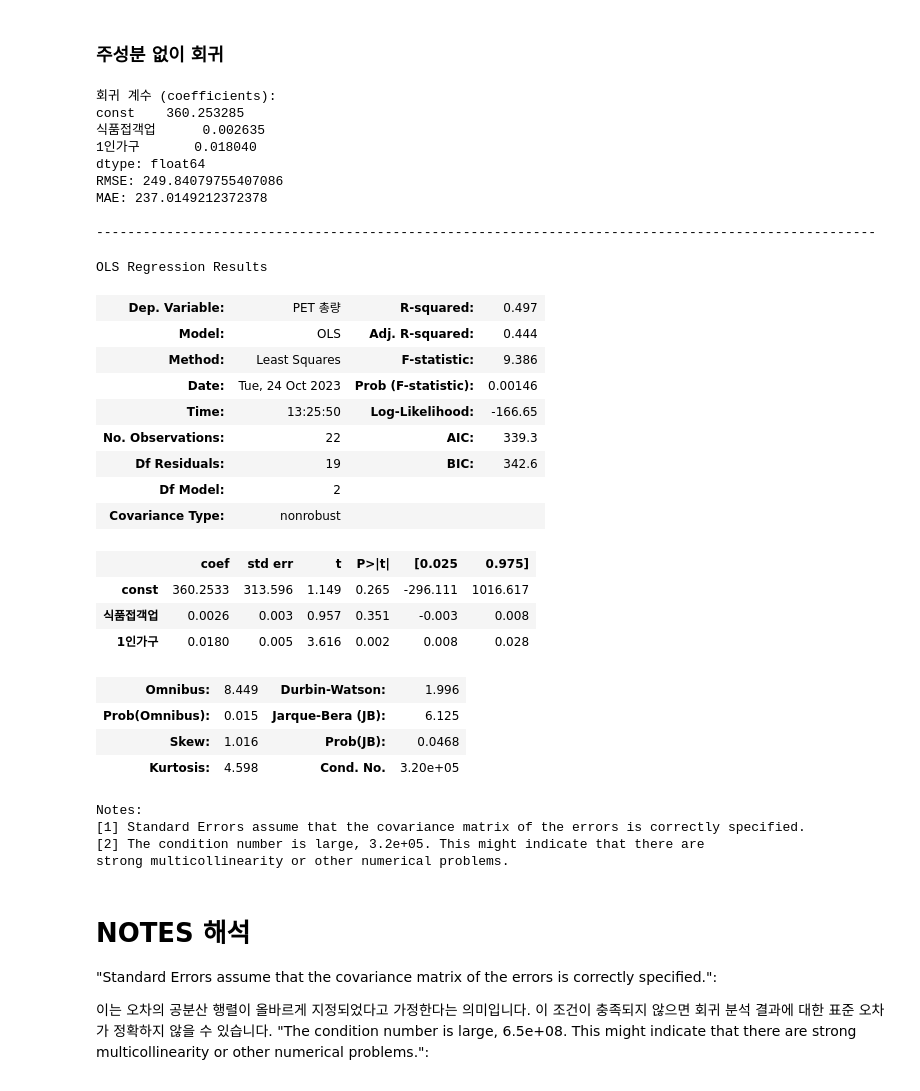
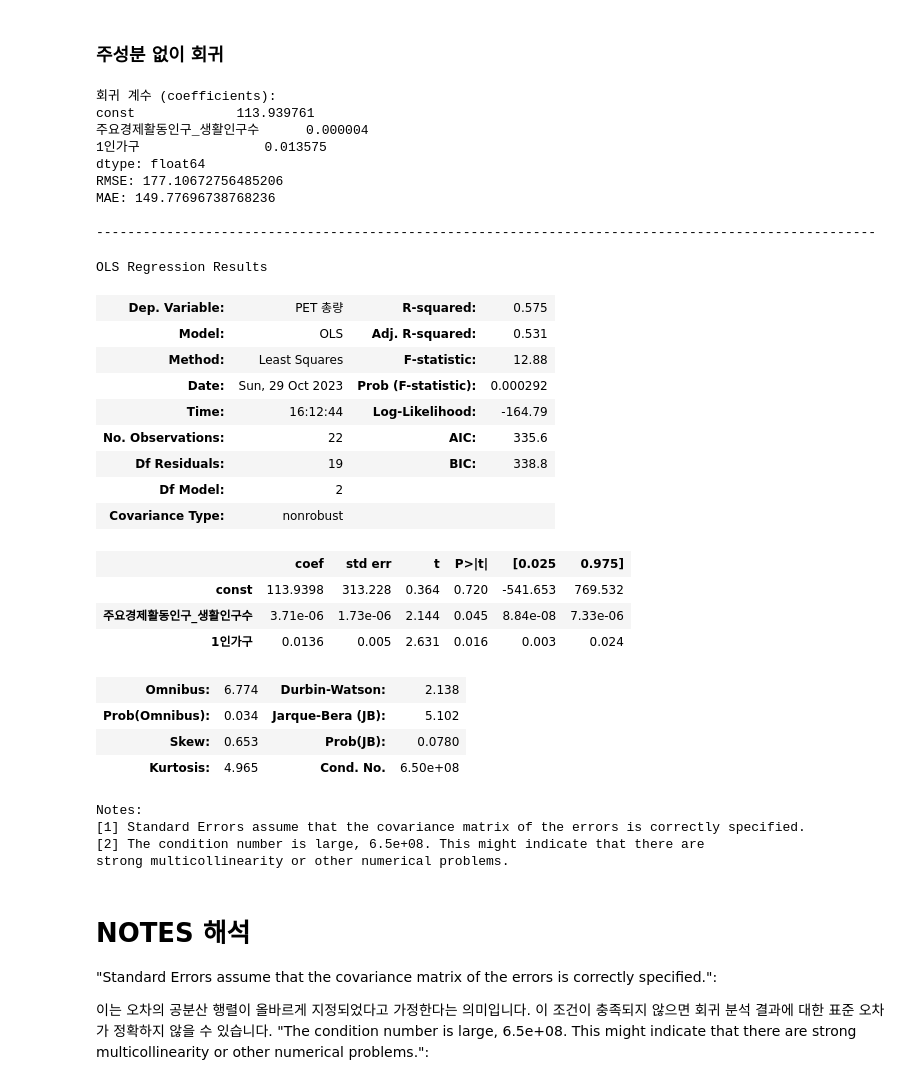
Before and after one commit to GyudongHan/Project_1, a Jupyter notebook: 프로젝트 2/다중회귀_baseline_응용1.ipynb, the cells around one changed output. Cells and saved outputs as stored; diff of their text form; code cells hidden in the pictures.

```diff
--- a/프로젝트 2/다중회귀_baseline_응용1.ipynb
+++ b/프로젝트 2/다중회귀_baseline_응용1.ipynb
@@ -201,7 +201,7 @@ from sklearn.model_selection import train_test_split
 from sklearn.metrics import mean_squared_error, mean_absolute_error
 
 # X와 y를 정의
-X = DF[['식품접객업','1인가구']]
+X = DF[['주요경제활동인구_생활인구수','1인가구']]
 
 # X = scaledM_df[['연령대_2030_거주인구수_비율','1인가구_비율']]
 
@@ -216,55 +216,55 @@ X_train_const = sm.add_constant(X_train)
 
 # OLS(Ordinary Least Squares) 모델을 생성하고 학습
 model = sm.OLS(y_train, X_train_const).fit()
 
 # 회귀 계수 확인
 coefficients = model.params
 print("회귀 계수 (coefficients):")
 print(coefficients)
 
 # 모델 평가 (RMSE 및 MAE)
 X_test_const = sm.add_constant(X_test)
 y_pred = model.predict(X_test_const)
 rmse = np.sqrt(mean_squared_error(y_test, y_pred))
 mae = mean_absolute_error(y_test, y_pred)
 
 print(f"RMSE: {rmse}")
 print(f"MAE: {mae}\n")
 print('--'.center(100, '-'))
 
 # 여러 모델 중에서 가장 낮은 AIC 또는 BIC 값을 가진 모델을 선택하는 것이 일반적으로 더 적합한 모델로 간주
 model.summary()
 # %% [output]
 회귀 계수 (coefficients):
-const    360.253285
-식품접객업      0.002635
-1인가구       0.018040
+const             113.939761
+주요경제활동인구_생활인구수      0.000004
+1인가구                0.013575
 dtype: float64
-RMSE: 249.84079755407086
-MAE: 237.0149212372378
+RMSE: 177.10672756485206
+MAE: 149.77696738768236
 
 ----------------------------------------------------------------------------------------------------
 OLS Regression Results
-| Dep. Variable: | PET 총량 | R-squared: | 0.497 |
-| Model: | OLS | Adj. R-squared: | 0.444 |
-| Method: | Least Squares | F-statistic: | 9.386 |
-| Date: | Tue, 24 Oct 2023 | Prob (F-statistic): | 0.00146 |
-| Time: | 13:25:50 | Log-Likelihood: | -166.65 |
-| No. Observations: | 22 | AIC: | 339.3 |
-| Df Residuals: | 19 | BIC: | 342.6 |
+| Dep. Variable: | PET 총량 | R-squared: | 0.575 |
+| Model: | OLS | Adj. R-squared: | 0.531 |
+| Method: | Least Squares | F-statistic: | 12.88 |
+| Date: | Sun, 29 Oct 2023 | Prob (F-statistic): | 0.000292 |
+| Time: | 16:12:44 | Log-Likelihood: | -164.79 |
+| No. Observations: | 22 | AIC: | 335.6 |
+| Df Residuals: | 19 | BIC: | 338.8 |
 | Df Model: | 2 |  |  |
 | Covariance Type: | nonrobust |  |  |
 |  | coef | std err | t | P>|t| | [0.025 | 0.975] |
-| const | 360.2533 | 313.596 | 1.149 | 0.265 | -296.111 | 1016.617 |
-| 식품접객업 | 0.0026 | 0.003 | 0.957 | 0.351 | -0.003 | 0.008 |
-| 1인가구 | 0.0180 | 0.005 | 3.616 | 0.002 | 0.008 | 0.028 |
+| const | 113.9398 | 313.228 | 0.364 | 0.720 | -541.653 | 769.532 |
+| 주요경제활동인구_생활인구수 | 3.71e-06 | 1.73e-06 | 2.144 | 0.045 | 8.84e-08 | 7.33e-06 |
+| 1인가구 | 0.0136 | 0.005 | 2.631 | 0.016 | 0.003 | 0.024 |
-| Omnibus: | 8.449 | Durbin-Watson: | 1.996 |
-| Prob(Omnibus): | 0.015 | Jarque-Bera (JB): | 6.125 |
-| Skew: | 1.016 | Prob(JB): | 0.0468 |
-| Kurtosis: | 4.598 | Cond. No. | 3.20e+05 |
+| Omnibus: | 6.774 | Durbin-Watson: | 2.138 |
+| Prob(Omnibus): | 0.034 | Jarque-Bera (JB): | 5.102 |
+| Skew: | 0.653 | Prob(JB): | 0.0780 |
+| Kurtosis: | 4.965 | Cond. No. | 6.50e+08 |
 Notes:
 [1] Standard Errors assume that the covariance matrix of the errors is correctly specified.
-[2] The condition number is large, 3.2e+05. This might indicate that there are
+[2] The condition number is large, 6.5e+08. This might indicate that there are
 strong multicollinearity or other numerical problems.
 # %% [markdown]
 # NOTES 해석
```
Also changed, not shown: parts of 6 cells of this notebook, 4 other files.
